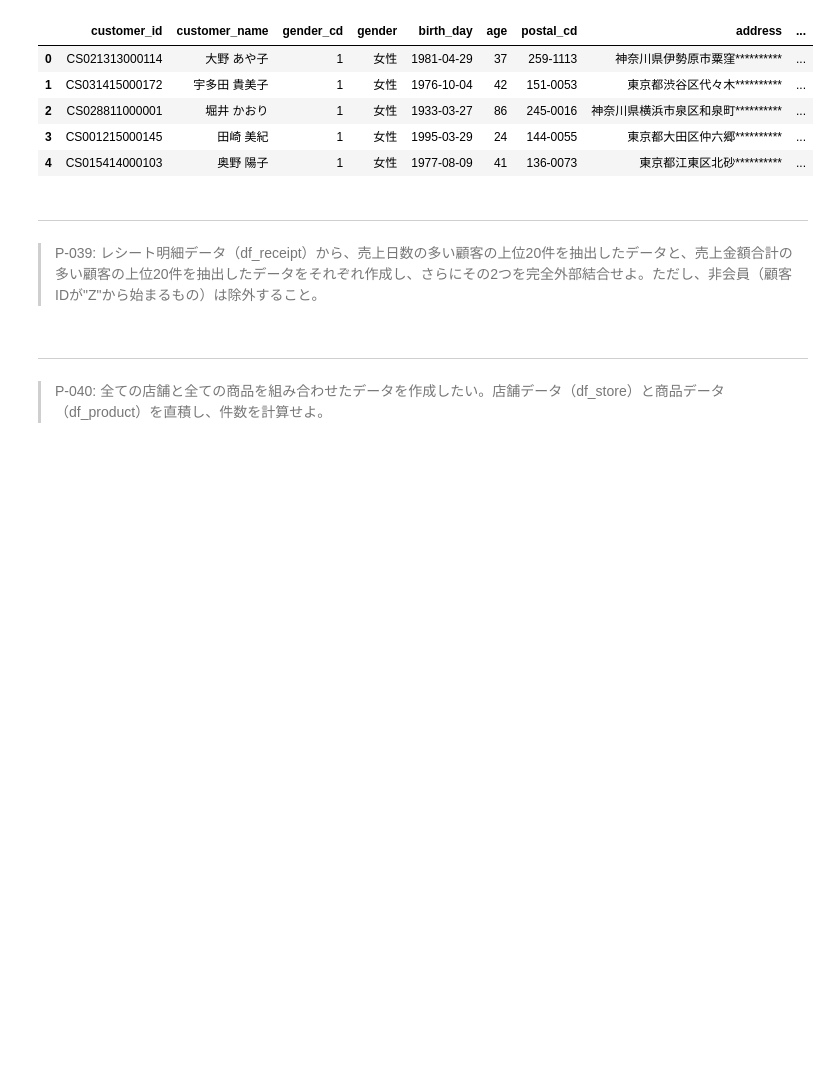
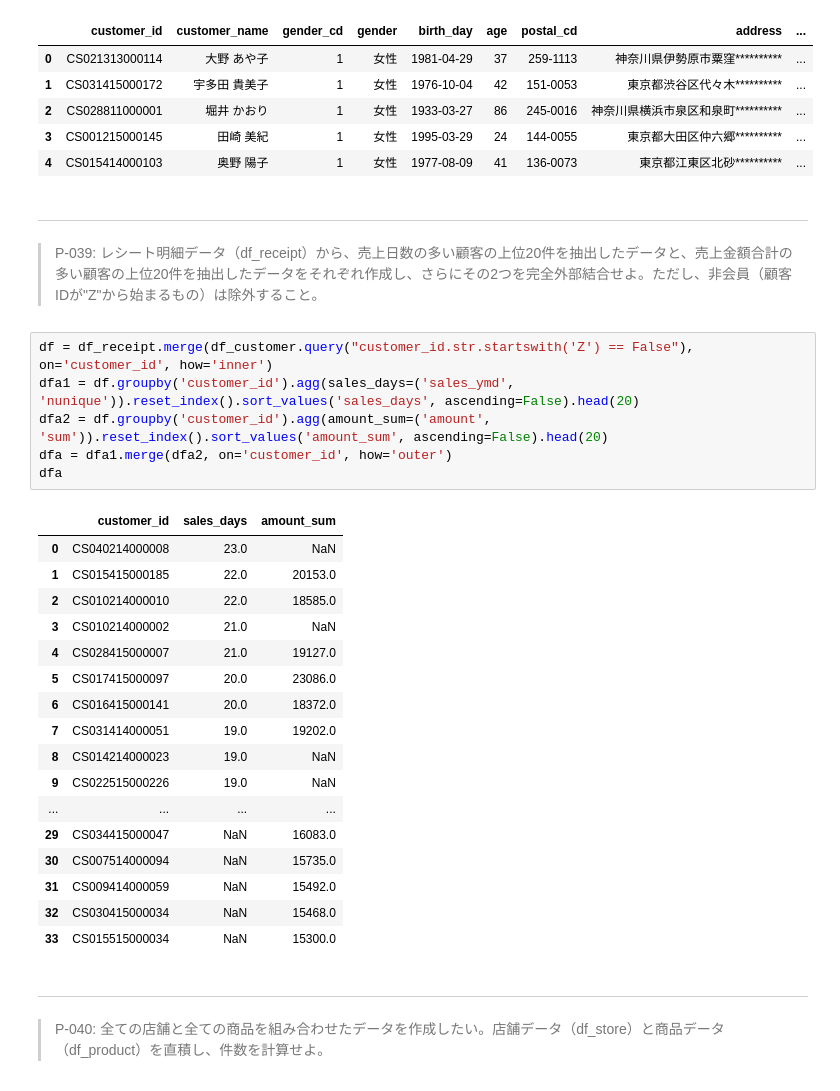
Before and after one commit to libra20/100knocks2, a Jupyter notebook: docker/work/preprocess_knock_Python.ipynb, the cells around one changed output. Drawn from its saved outputs; the diff is of its cells as text; blank space fills up the shorter version.

```diff
--- a/docker/work/preprocess_knock_Python.ipynb
+++ b/docker/work/preprocess_knock_Python.ipynb
@@ -762,6 +762,30 @@ df_customer.query("gender_cd == '1' and (customer_id.str.startswith('Z') == Fals
 # %% [markdown]
 ---
 > P-039: レシート明細データ（df_receipt）から、売上日数の多い顧客の上位20件を抽出したデータと、売上金額合計の多い顧客の上位20件を抽出したデータをそれぞれ作成し、さらにその2つを完全外部結合せよ。ただし、非会員（顧客IDが"Z"から始まるもの）は除外すること。
+# %%
+df = df_receipt.merge(df_customer.query("customer_id.str.startswith('Z') == False"), on='customer_id', how='inner')
+dfa1 = df.groupby('customer_id').agg(sales_days=('sales_ymd', 'nunique')).reset_index().sort_values('sales_days', ascending=False).head(20)
+dfa2 = df.groupby('customer_id').agg(amount_sum=('amount', 'sum')).reset_index().sort_values('amount_sum', ascending=False).head(20)
+dfa = dfa1.merge(dfa2, on='customer_id', how='outer')
+dfa
+# %% [output]
+|  | customer_id | sales_days | amount_sum |
+| 0 | CS040214000008 | 23.0 | NaN |
+| 1 | CS015415000185 | 22.0 | 20153.0 |
+| 2 | CS010214000010 | 22.0 | 18585.0 |
+| 3 | CS010214000002 | 21.0 | NaN |
+| 4 | CS028415000007 | 21.0 | 19127.0 |
+| 5 | CS017415000097 | 20.0 | 23086.0 |
+| 6 | CS016415000141 | 20.0 | 18372.0 |
+| 7 | CS031414000051 | 19.0 | 19202.0 |
+| 8 | CS014214000023 | 19.0 | NaN |
+| 9 | CS022515000226 | 19.0 | NaN |
+| ... | ... | ... | ... |
+| 29 | CS034415000047 | NaN | 16083.0 |
+| 30 | CS007514000094 | NaN | 15735.0 |
+| 31 | CS009414000059 | NaN | 15492.0 |
+| 32 | CS030415000034 | NaN | 15468.0 |
+| 33 | CS015515000034 | NaN | 15300.0 |
 # %% [markdown]
 ---
 > P-040: 全ての店舗と全ての商品を組み合わせたデータを作成したい。店舗データ（df_store）と商品データ（df_product）を直積し、件数を計算せよ。
```
